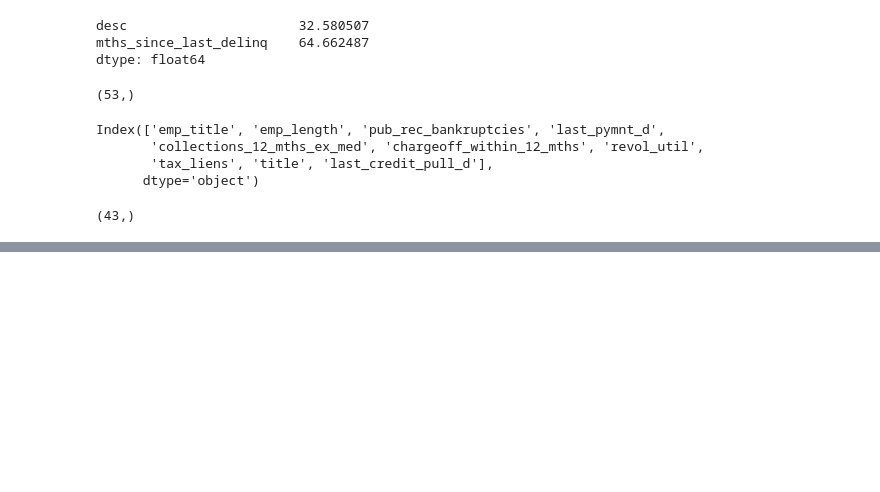
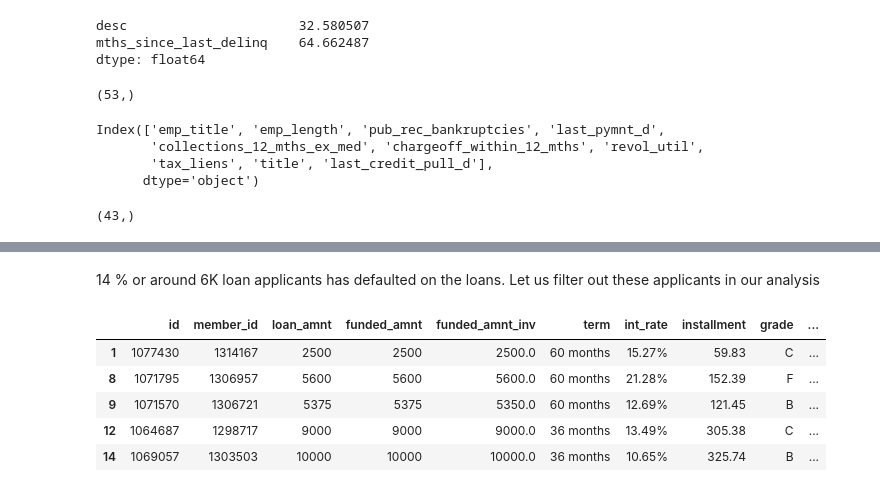
Before and after one commit to hargurjeet/Lending-Club-CaseStudy, a Jupyter notebook: Lending_Club_Case_Study.ipynb, the cells around one changed output, grey strips where cells are left out. Saved outputs shown, nothing was run; the diff lists cells and outputs as text; code cells hidden in the pictures; blank space fills up the shorter version.

```diff
--- a/Lending_Club_Case_Study.ipynb
+++ b/Lending_Club_Case_Study.ipynb
@@ -164,0 +257,12 @@ As the xlwt package is no longer maintained, the xlwt engine will be removed in
+# %% [markdown]
+14 % or around 6K loan applicants has defaulted on the loans. Let us filter out these applicants in our analysis
+# %%
+charged_off_applicants = df5[df5.loan_status=='Charged Off']
+charged_off_applicants.head()
+# %% [output]
+|  | id | member_id | loan_amnt | funded_amnt | funded_amnt_inv | term | int_rate | installment | grade | ... |
+| 1 | 1077430 | 1314167 | 2500 | 2500 | 2500.0 | 60 months | 15.27% | 59.83 | C | ... |
+| 8 | 1071795 | 1306957 | 5600 | 5600 | 5600.0 | 60 months | 21.28% | 152.39 | F | ... |
+| 9 | 1071570 | 1306721 | 5375 | 5375 | 5350.0 | 60 months | 12.69% | 121.45 | B | ... |
+| 12 | 1064687 | 1298717 | 9000 | 9000 | 9000.0 | 36 months | 13.49% | 305.38 | C | ... |
+| 14 | 1069057 | 1303503 | 10000 | 10000 | 10000.0 | 36 months | 10.65% | 325.74 | B | ... |
```
Also changed, not shown: parts of 15 cells of this notebook.
